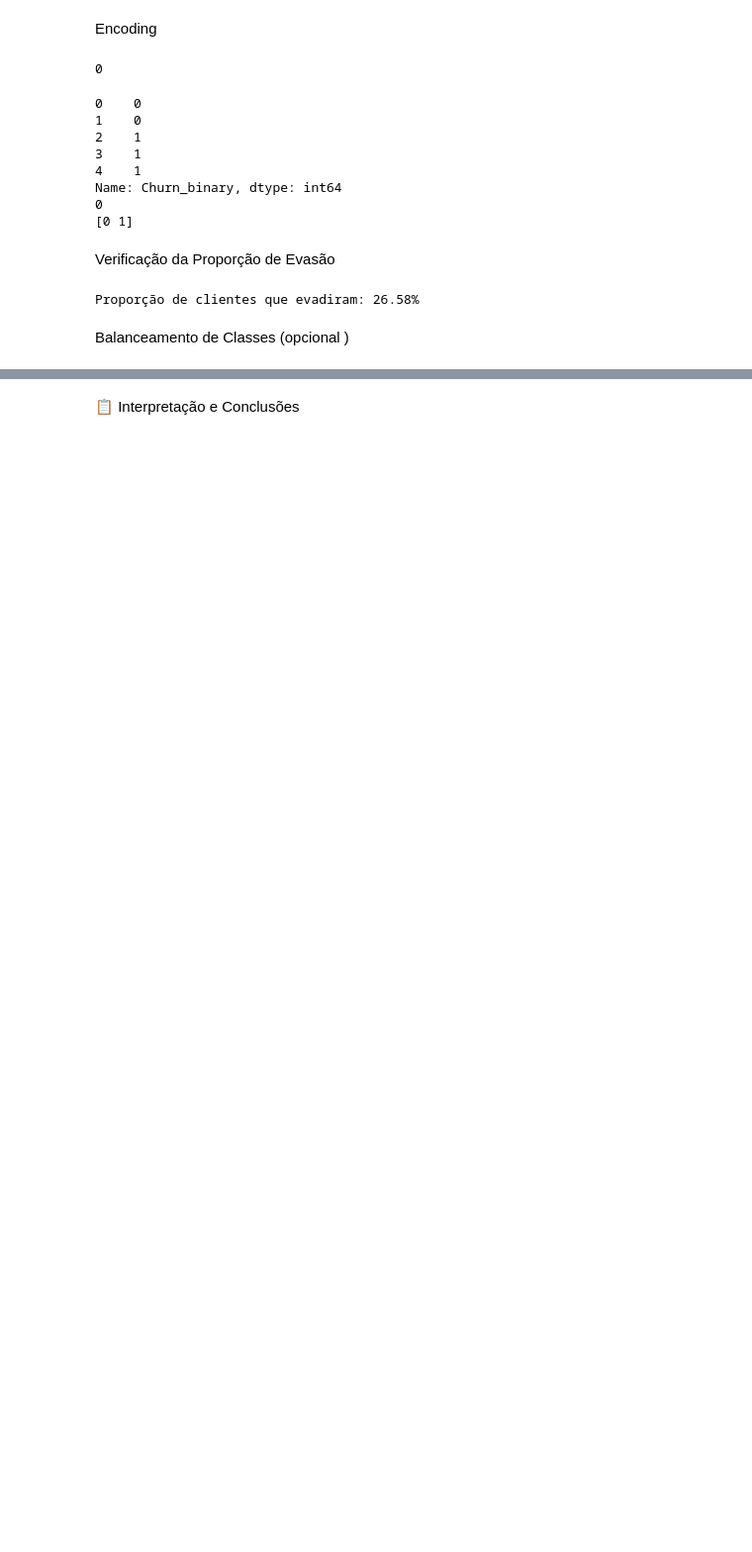
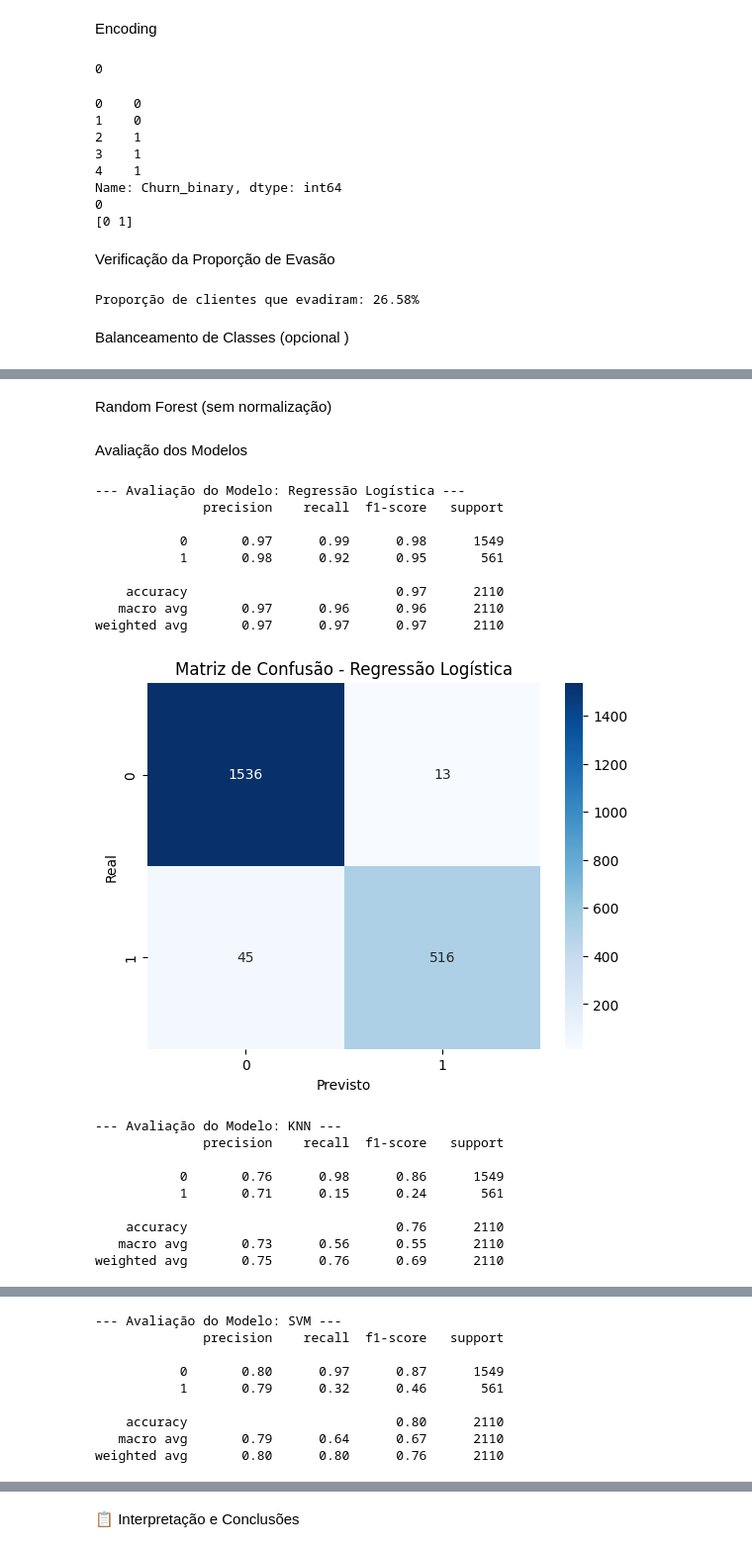
Before and after one commit to JoseSilva84/Desafio-Telecom-X-parte-2, a Jupyter notebook: Desafio Telecom X parte 2.ipynb, the cells around one changed output, grey strips where cells are left out. Shown at 99% size. Cells and saved outputs as stored; diff of their text form; code cells hidden in the pictures; blank space fills up the shorter version.

```diff
--- a/Desafio Telecom X parte 2.ipynb
+++ b/Desafio Telecom X parte 2.ipynb
@@ -162,0 +237,5 @@ Criação de Modelos
+# %%
+lr = LogisticRegression(max_iter=1000, random_state=42)
+lr.fit(X_train_scaled, y_train_bal)
+y_pred_lr = lr.predict(X_test_scaled)
+y_proba_lr = lr.predict_proba(X_test_scaled)[:, 1]
@@ -162,0 +244,5 @@ Criação de Modelos
+# %%
+knn = KNeighborsClassifier(n_neighbors=5)
+knn.fit(X_train_pca, y_train_bal)
+y_pred_knn = knn.predict(X_test_pca)
+y_proba_knn = knn.predict_proba(X_test_pca)[:, 1]
@@ -162,0 +251,60 @@ Criação de Modelos
+# %%
+svm = SVC(probability=True, random_state=42)
+svm.fit(X_train_pca, y_train_bal)
+y_pred_svm = svm.predict(X_test_pca)
+y_proba_svm = svm.predict_proba(X_test_pca)[:, 1]
+# %% [markdown]
+Random Forest (sem normalização)
+# %%
+rf = RandomForestClassifier(n_estimators=200, random_state=42)
+rf.fit(X_train_bal, y_train_bal)
+y_pred_rf = rf.predict(X_test)
+y_proba_rf = rf.predict_proba(X_test)[:, 1]
+# %% [markdown]
+Avaliação dos Modelos
+# %%
+def avaliar_modelo(nome, y_true, y_pred, y_proba):
+    print(f"\n--- Avaliação do Modelo: {nome} ---")
+    print(classification_report(y_true, y_pred))
+    cm = confusion_matrix(y_true, y_pred)
+    sns.heatmap(cm, annot=True, fmt='d', cmap='Blues')
+    plt.title(f'Matriz de Confusão - {nome}')
+    plt.xlabel('Previsto')
+    plt.ylabel('Real')
+    plt.show()
+
+    resultados = {
+        'Modelo': nome,
+        'Acurácia': accuracy_score(y_true, y_pred),
+        'Precisão': precision_score(y_true, y_pred),
+        'Recall': recall_score(y_true, y_pred),
+        'F1-Score': f1_score(y_true, y_pred),
+        'AUC': roc_auc_score(y_true, y_proba)
+    }
+    return resultados
+
+resultados = []
+resultados.append(avaliar_modelo('Regressão Logística', y_test, y_pred_lr, y_proba_lr))
+resultados.append(avaliar_modelo('KNN', y_test, y_pred_knn, y_proba_knn))
+resultados.append(avaliar_modelo('SVM', y_test, y_pred_svm, y_proba_svm))
+resultados.append(avaliar_modelo('Random Forest', y_test, y_pred_rf, y_proba_rf))
+# %% [output]
+--- Avaliação do Modelo: Regressão Logística ---
+              precision    recall  f1-score   support
+
+           0       0.97      0.99      0.98      1549
+           1       0.98      0.92      0.95       561
+
+    accuracy                           0.97      2110
+   macro avg       0.97      0.96      0.96      2110
+weighted avg       0.97      0.97      0.97      2110
+[figure, added]
+--- Avaliação do Modelo: KNN ---
+              precision    recall  f1-score   support
+
+           0       0.76      0.98      0.86      1549
+           1       0.71      0.15      0.24       561
+
+    accuracy                           0.76      2110
+   macro avg       0.73      0.56      0.55      2110
+weighted avg       0.75      0.76      0.69      2110
@@ -162,0 +312,9 @@ Criação de Modelos
+--- Avaliação do Modelo: SVM ---
+              precision    recall  f1-score   support
+
+           0       0.80      0.97      0.87      1549
+           1       0.79      0.32      0.46       561
+
+    accuracy                           0.80      2110
+   macro avg       0.79      0.64      0.67      2110
+weighted avg       0.80      0.80      0.76      2110
```
Also changed, not shown: parts of 46 cells of this notebook, 1 other file.
